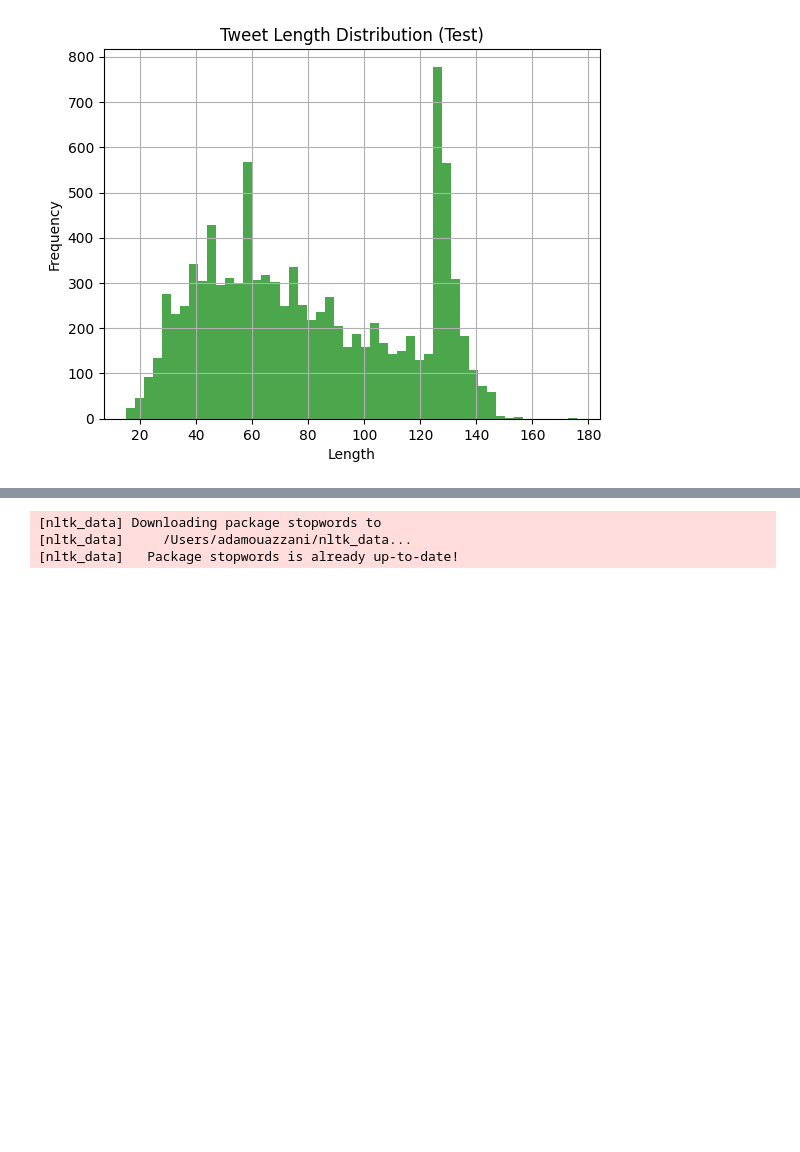
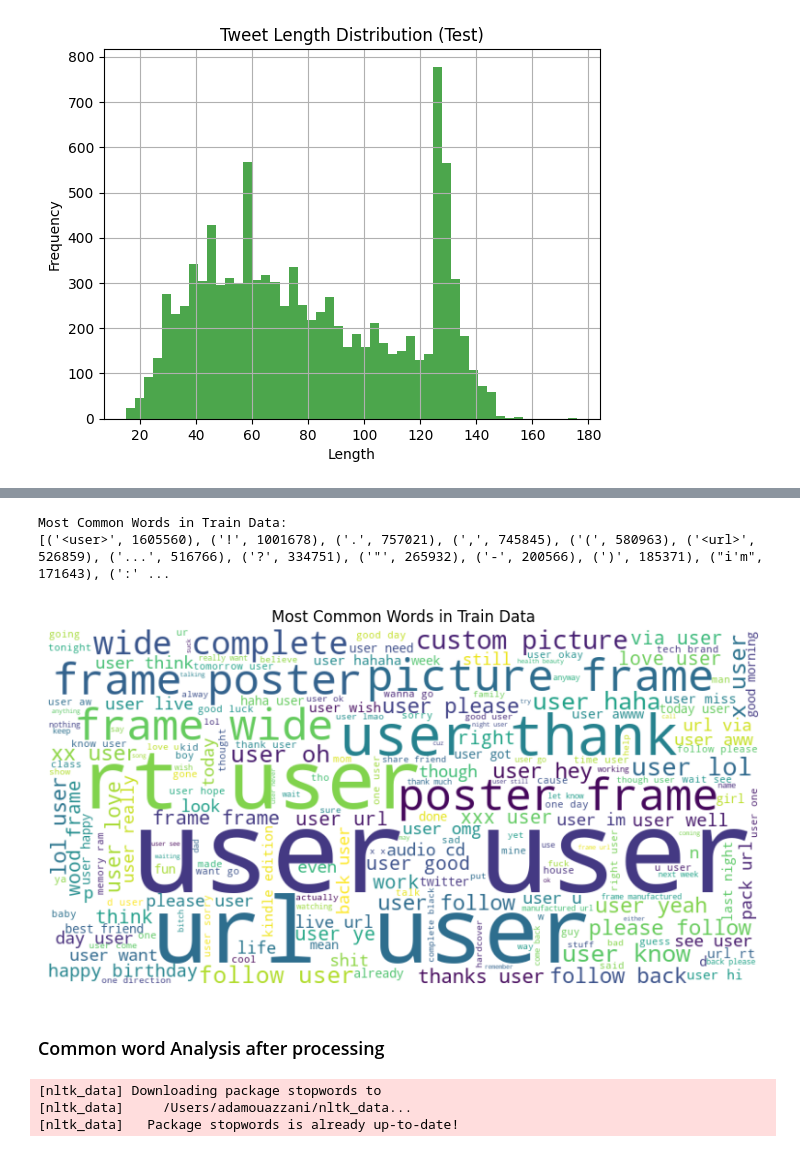
Before and after one commit to aymanbakiri/Multi-Approach_Sentiment_Classification, a Jupyter notebook: notebooks/EDA.ipynb, the cells around one changed output, grey strips where cells are left out. Cells and saved outputs as stored; diff of their text form; code cells hidden in the pictures; blank space fills up the shorter version.

Commit message:
commented and cleaned

```diff
--- a/notebooks/EDA.ipynb
+++ b/notebooks/EDA.ipynb
@@ -114,0 +115,14 @@ plt.show()
+# %%
+# Download stopwords from NLTK
+nltk.download('stopwords')
+stop_words = set(stopwords.words('english'))
+
+# Tokenization and cleaning function
+def clean_tokenize(tweet):
+    tokens = tweet.lower().split()              # Convert to lowercase and split into tokens
+    tokens = [word for word in tokens if word not in stop_words]  # Remove stop words
+    return tokens
+
+# Tokenize tweets
+train_df['tokens'] = train_df['tweet'].apply(clean_tokenize)
+test_df['tokens'] = test_df['tweet'].apply(clean_tokenize)
@@ -115 +133,26 @@ plt.show()
+# %%
+# Combine all tokens
+all_tokens = [word for tokens in train_df['tokens'] for word in tokens]
+word_freq = Counter(all_tokens)
+
+# Display most common words
+print("Most Common Words in Train Data:")
+print(word_freq.most_common(20))
+# %% [output]
+Most Common Words in Train Data:
+[('<user>', 1605560), ('!', 1001678), ('.', 757021), (',', 745845), ('(', 580963), ('<url>', 526859), ('...', 516766), ('?', 334751), ('"', 265932), ('-', 200566), (')', 185371), ("i'm", 171643), (':' ...
+# %%
+from wordcloud import WordCloud
+
+# Generate word cloud
+wordcloud = WordCloud(width=800, height=400, background_color='white').generate(' '.join(all_tokens))
+plt.figure(figsize=(10, 6))
+plt.imshow(wordcloud, interpolation='bilinear')
+plt.axis('off')
+plt.title("Most Common Words in Train Data")
+plt.show()
+# %% [output]
+[figure, added]
+# %% [markdown]
+### Common word Analysis after processing
 # %%
```
Also changed, not shown: parts of 5 cells of this notebook, 7 other files.
